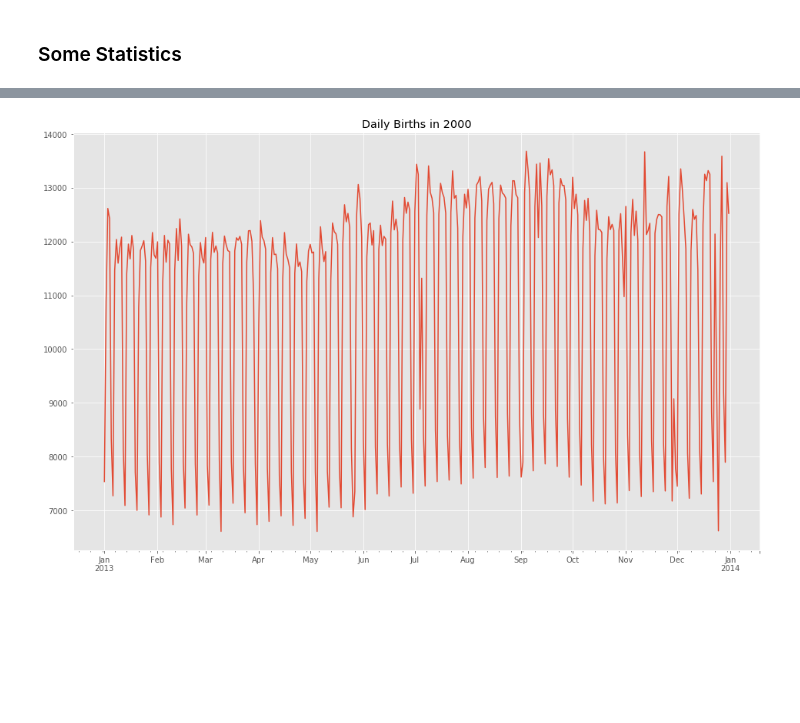
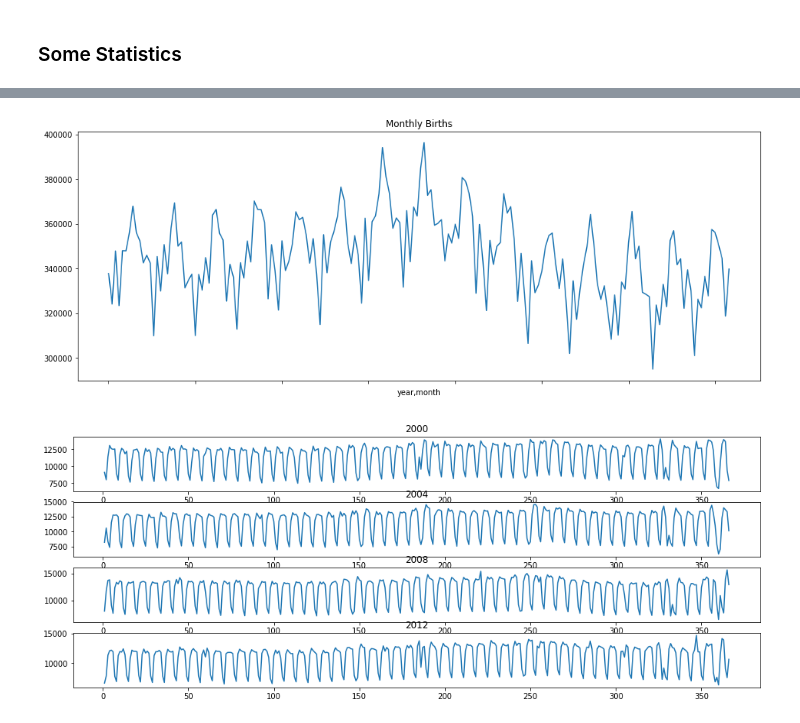
Before and after one commit to inon-peled/dtu_bda_project, a Jupyter notebook: bda_project_us_births.ipynb, the cells around one changed output, grey strips where cells are left out. Cells and saved outputs as stored; diff of their text form; code cells hidden in the pictures; blank space fills up the shorter version.

```diff
--- a/bda_project_us_births.ipynb
+++ b/bda_project_us_births.ipynb
@@ -71,6 +82,15 @@ boxplots(births_2000s_df_with_index)
 # %%
-births_2000s_df_with_index[lambda r: r.year == 2013]\
-    .births\
-    .plot(title="Daily Births in 2000");
+births_2000s_df_with_index.groupby(('year', 'month')).births.sum().plot(title="Monthly Births");
 # %% [output]
-[figure, old version]
+[figure, new version]
+# %%
+def compare_some_years(years):
+    fix, axes = plt.subplots(len(years), 1)
+    for i, year in enumerate(years):
+        axes[i].plot(
+            births_2000s_df_with_index.set_index('day_of_year')[lambda r: r.year == year].births)
+        axes[i].set_title(year)
+
+compare_some_years(range(2000, 2015, 4))
+# %% [output]
+[figure, added]
```
Also changed, not shown: parts of 7 cells of this notebook.
